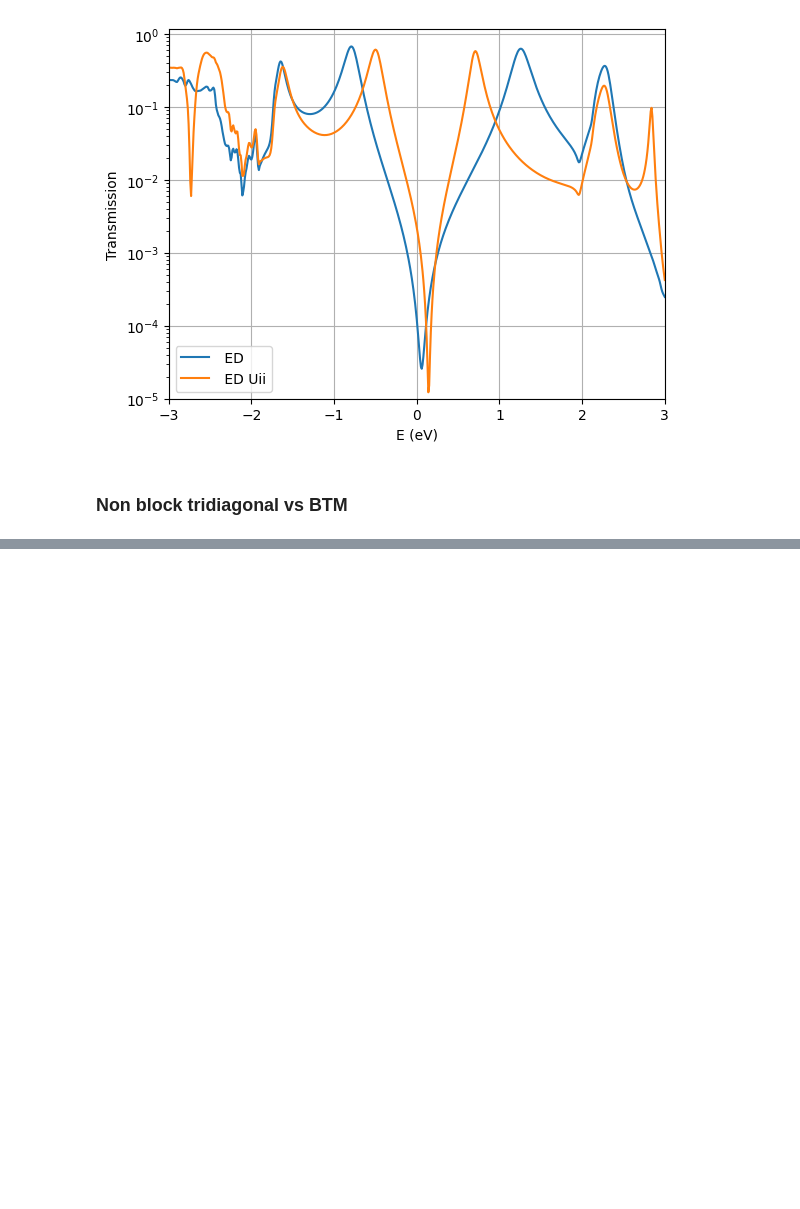
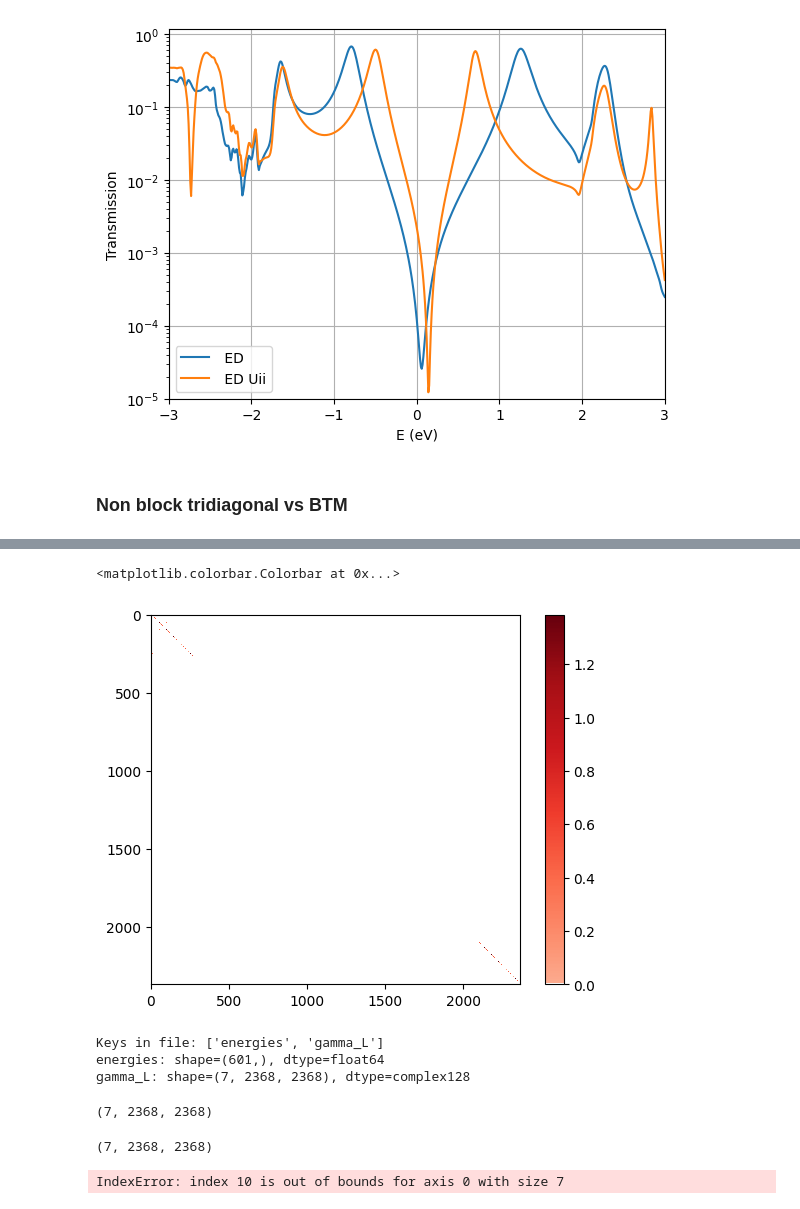
Before and after one commit to aj0337/qtpyt-tests, a Jupyter notebook: pentadienyl/production_run/analysis.ipynb, the cells around one changed output, grey strips where cells are left out. Drawn from its saved outputs; the diff is of its cells as text; code cells hidden in the pictures; blank space fills up the shorter version.

```diff
--- a/pentadienyl/production_run/analysis.ipynb
+++ b/pentadienyl/production_run/analysis.ipynb
@@ -333,0 +431,35 @@ plt.show()
+# %%
+from matplotlib.colors import ListedColormap
+
+maroon_cmap = plt.get_cmap('Reds')
+colors = maroon_cmap(np.linspace(0.3, 1, 256))
+colors[0] = [1, 1, 1, 1]
+custom_cmap = ListedColormap(colors)
+# %%
+plt.imshow(np.log(abs(gamma_L_list[0]+gamma_R_list[0]).real), cmap=custom_cmap, interpolation='nearest',vmin=0)
+plt.colorbar()
+# %% [output]
+<matplotlib.colorbar.Colorbar at 0x...>
+[figure, added]
+# %%
+print("Keys in file:", gammaL_data.files)
+for key in gammaL_data.files:
+    arr = gammaL_data[key]
+    print(f"{key}: shape={arr.shape}, dtype={arr.dtype}")
+# %% [output]
+Keys in file: ['energies', 'gamma_L']
+energies: shape=(601,), dtype=float64
+gamma_L: shape=(7, 2368, 2368), dtype=complex128
+# %%
+gamma_L_list.shape
+# %% [output]
+(7, 2368, 2368)
+# %%
+delta_list.shape
+# %% [output]
+(7, 2368, 2368)
+# %%
+plt.imshow(abs(delta_list[10]).real, cmap=custom_cmap, interpolation='nearest',vmin=0)
+plt.colorbar()
+# %% [output]
+IndexError: index 10 is out of bounds for axis 0 with size 7
```
Also changed, not shown: parts of 6 cells of this notebook, 8 other files.
